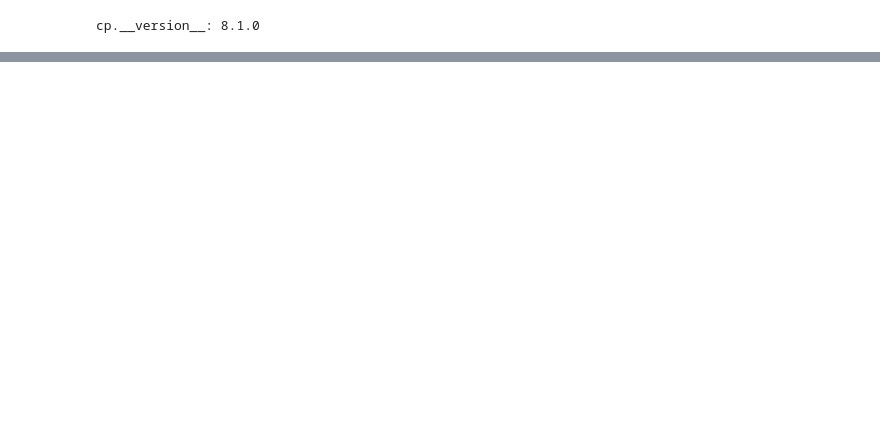
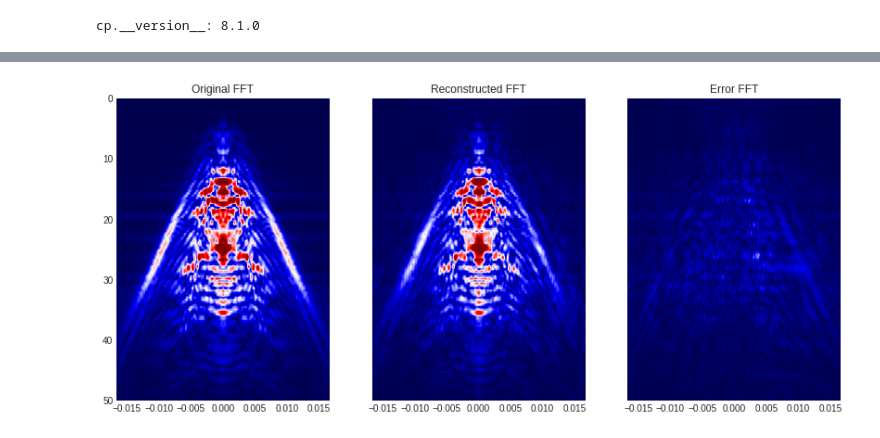
Before and after one commit to PyLops/pylops_swungrendezvous2021, a Jupyter notebook: SeismicInterpolation_SwungRendezvous2021.ipynb, the cells around one changed output, grey strips where cells are left out. Drawn from its saved outputs; the diff is of its cells as text; code cells hidden in the pictures; blank space fills up the shorter version.

```diff
--- a/SeismicInterpolation_SwungRendezvous2021.ipynb
+++ b/SeismicInterpolation_SwungRendezvous2021.ipynb
@@ -310,0 +350,17 @@ TO DO!!!
+# %%
+dimsd = x.shape
+nwin = (20, 34)
+nover = (10, 5)
+nop = (128, 128)
+nwins = (9, 23)
+dims = (nwins[0]*nop[0], nwins[1]*nop[1])
+
+Fop = FFT2D(nwin, nffts=nop)
+Sop = Patch2D(Fop.H, dims, dimsd, nwin, nover, nop,
+              tapertype='hanning', # 'cosine'
+              design=True)
+dottest(Sop, Sop.shape[0],  Sop.shape[1], complexflag=2, tol=1e-2, verb=True)
+
+# Invert operator
+p1 = Sop.div(x.ravel(), 50)
+pmask = Sop.div(ymask.ravel(), 50)
@@ -310,0 +477,32 @@ TO DO!!!
+# %%
+# FFT of full and reconstructed data
+pinv = FFTop * cp.asnumpy(xinv).flatten()
+pinv = np.reshape(pinv, (nfft, nfft))
+
+fig, axs = plt.subplots(1, 3, sharey=True, figsize=(14, 6))
+axs[0].imshow(np.fft.fftshift(np.abs(p[:, :nfft//2-1]), axes=0).T,
+              cmap='seismic', vmax=0.05,
+              extent=(np.fft.fftshift(FFTop.f1)[0],
+                      np.fft.fftshift(FFTop.f1)[-1],
+                      FFTop.f2[nfft//2-1], FFTop.f2[0]))
+axs[0].set_title('Original FFT')
+axs[0].axis('tight')
+axs[0].set_ylim(70, 0)
+axs[1].imshow(np.fft.fftshift(np.abs(pinv[:, :nfft//2-1]), axes=0).T,
+              cmap='seismic', vmax=0.05,
+              extent=(np.fft.fftshift(FFTop.f1)[0],
+                      np.fft.fftshift(FFTop.f1)[-1],
+                      FFTop.f2[nfft//2-1], FFTop.f2[0]))
+axs[1].set_title('Reconstructed FFT')
+axs[1].axis('tight')
+axs[1].set_ylim(50, 0)
+axs[2].imshow(np.fft.fftshift(np.abs((p-pinv)[:, :nfft//2-1]), axes=0).T,
+              cmap='seismic', vmax=0.05,
+              extent=(np.fft.fftshift(FFTop.f1)[0],
+                      np.fft.fftshift(FFTop.f1)[-1],
+                      FFTop.f2[nfft//2-1], FFTop.f2[0]))
+axs[2].set_title('Error FFT')
+axs[2].axis('tight')
+axs[2].set_ylim(50, 0);
+# %% [output]
+[figure, added]
```
Also changed, not shown: parts of 26 cells of this notebook.
